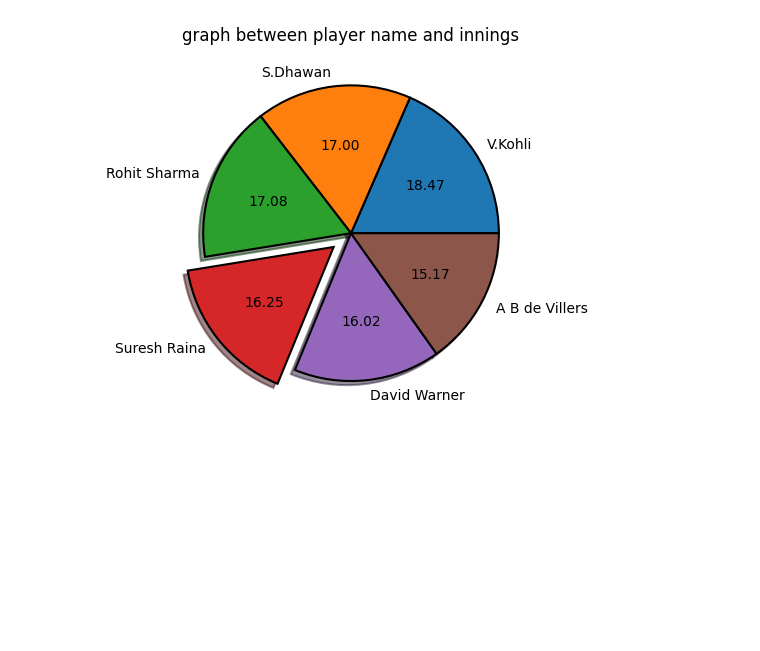
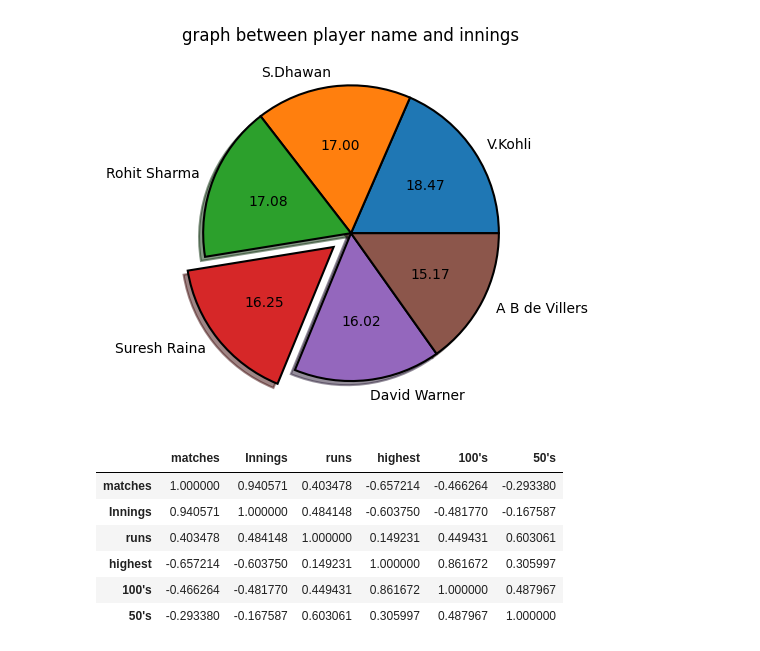
Before and after one commit to ThunderboltGM/Technical-session, a Jupyter notebook: Day-2.ipynb, the cells around one changed output. Cells and saved outputs as stored; diff of their text form; code cells hidden in the pictures; blank space fills up the shorter version.

```diff
--- a/Day-2.ipynb
+++ b/Day-2.ipynb
@@ -197,0 +200,10 @@ plt.show()
+# %%
+df2.corr()
+# %% [output]
+|  | matches | Innings | runs | highest | 100's | 50's |
+| matches | 1.000000 | 0.940571 | 0.403478 | -0.657214 | -0.466264 | -0.293380 |
+| Innings | 0.940571 | 1.000000 | 0.484148 | -0.603750 | -0.481770 | -0.167587 |
+| runs | 0.403478 | 0.484148 | 1.000000 | 0.149231 | 0.449431 | 0.603061 |
+| highest | -0.657214 | -0.603750 | 0.149231 | 1.000000 | 0.861672 | 0.305997 |
+| 100's | -0.466264 | -0.481770 | 0.449431 | 0.861672 | 1.000000 | 0.487967 |
+| 50's | -0.293380 | -0.167587 | 0.603061 | 0.305997 | 0.487967 | 1.000000 |
```
Also changed, not shown: parts of 2 cells of this notebook, 3 other files.
